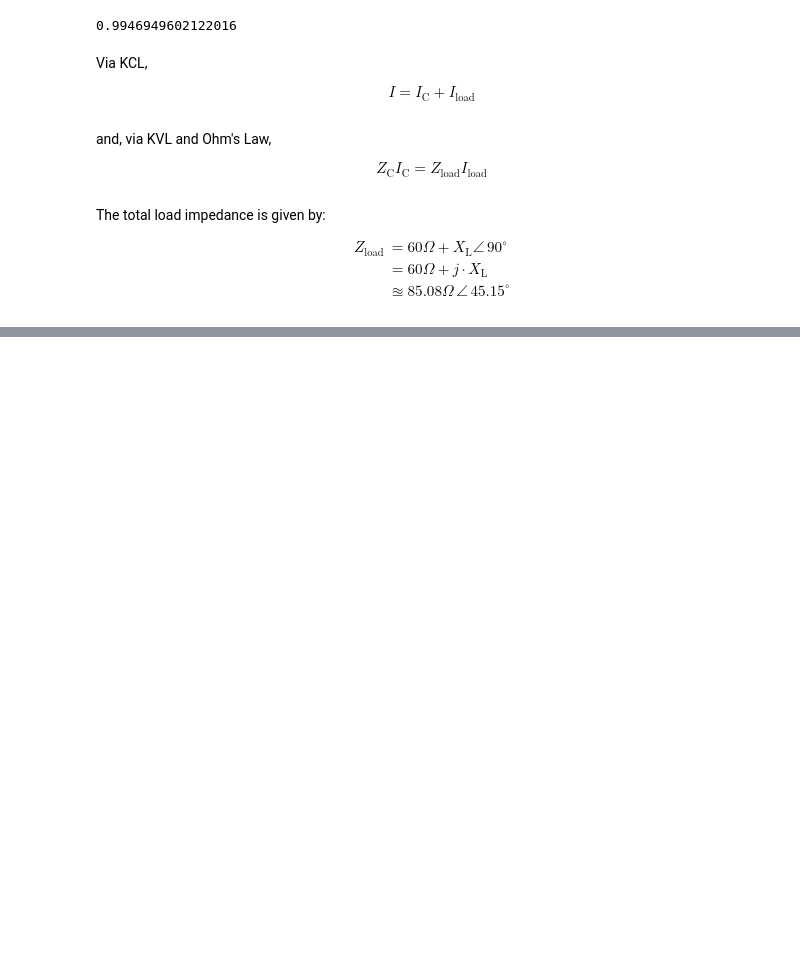
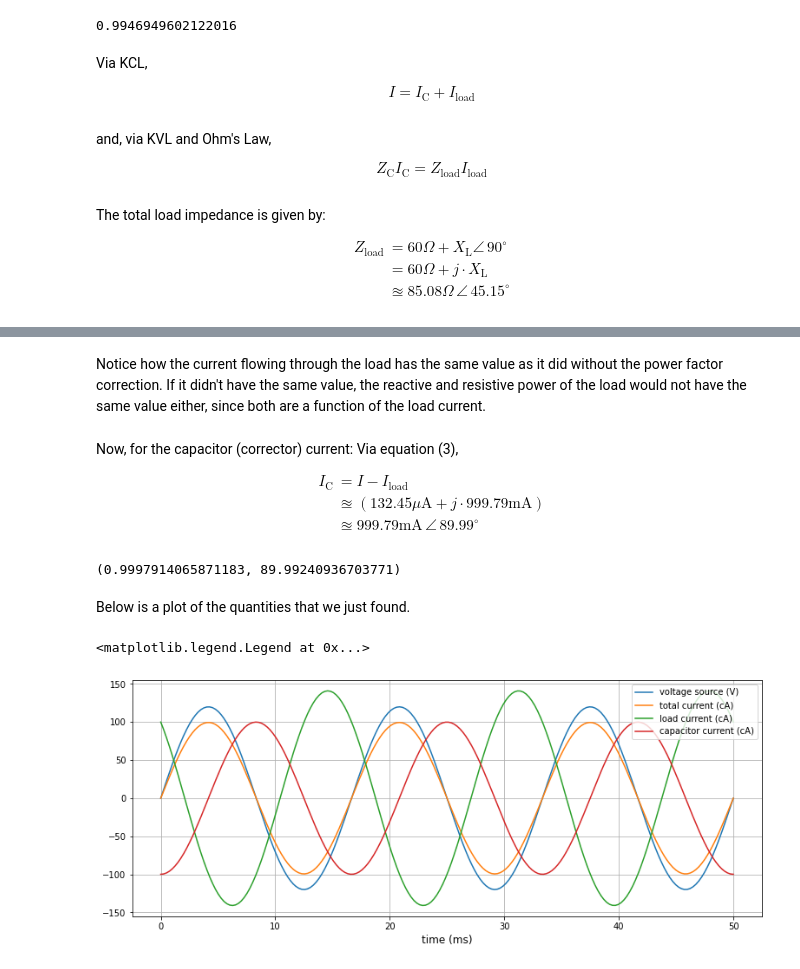
Before and after one commit to jordandll/CircuitTheory-Jupyter, a Jupyter notebook: AlternatingCurrent/PowerFactor/CalculatingPowerFactor.ipynb, the cells around one changed output, grey strips where cells are left out. Drawn from its saved outputs; the diff is of its cells as text; code cells hidden in the pictures; blank space fills up the shorter version.

Commit message:
Another update to the Calculating Power ...
... Factor section.

```diff
--- a/AlternatingCurrent/PowerFactor/CalculatingPowerFactor.ipynb
+++ b/AlternatingCurrent/PowerFactor/CalculatingPowerFactor.ipynb
@@ -167,0 +195,19 @@ theta = np.degrees(np.arctan(X_L/60))
+# %% [markdown]
+Notice how the current flowing through the load has the same value as it did without the power factor correction.  If it didn't have the same value, the reactive and resistive power of the load would not have the same value either, since both are a function of the load current.
+# %% [markdown]
+Now, for the capacitor (corrector) current:  Via equation (3),
+
+\begin{align*}
+    I_\mathrm{C} &= I - I_\text{load} \\
+     &\approxeq (132.45\mu\mathrm{A} + j\cdot 999.79\mathrm{mA}) \\
+     &\approxeq 999.79\mathrm{mA}\,\angle\,89.99^\circ
+\end{align*}
+# %%
+I_C = I - I_load
+mag = np.sqrt(I_C.real**2 + I_C.imag**2)
+theta = np.degrees(np.arctan(I_C.imag/I_C.real))
+(mag, theta)
+# %% [output]
+(0.9997914065871183, 89.99240936703771)
+# %% [markdown]
+Below is a plot of the quantities that we just found.
@@ -167,0 +216,29 @@ theta = np.degrees(np.arctan(X_L/60))
+# %%
+# Cyclic Wave Props.
+f = 60
+w = 120*np.pi
+p = 1/f
+
+# Create time domain over three time periods.
+t = np.linspace(0, 3*p, num=200)
+
+# Define the found quantities as a function of time.
+E = 120*np.sin(w*t)
+I = 0.99469*np.sin(w*t - np.radians(0.02))
+I_load = 1.41*np.sin(w*t + np.radians(180-45.16))
+I_C = 0.99979*np.sin(w*t + np.radians(-89.99))
+
+# Create figure and axes objects.
+fig, ax = plt.subplots(figsize=(13,5))
+ax.set_xlabel('time (ms)', size=12)
+ax.grid()
+
+# Plot the aforementioned quantities.
+ax.plot(t*1000, E, label='voltage source (V)')
+ax.plot(t*1000, I*100, label='total current (cA)')
+ax.plot(t*1000, I_load*100, label='load current (cA)')
+ax.plot(t*1000, I_C*100, label='capacitor current (cA)')
+ax.legend()
+# %% [output]
+<matplotlib.legend.Legend at 0x...>
+[figure, added]
```
Also changed, not shown: parts of 9 cells of this notebook.
